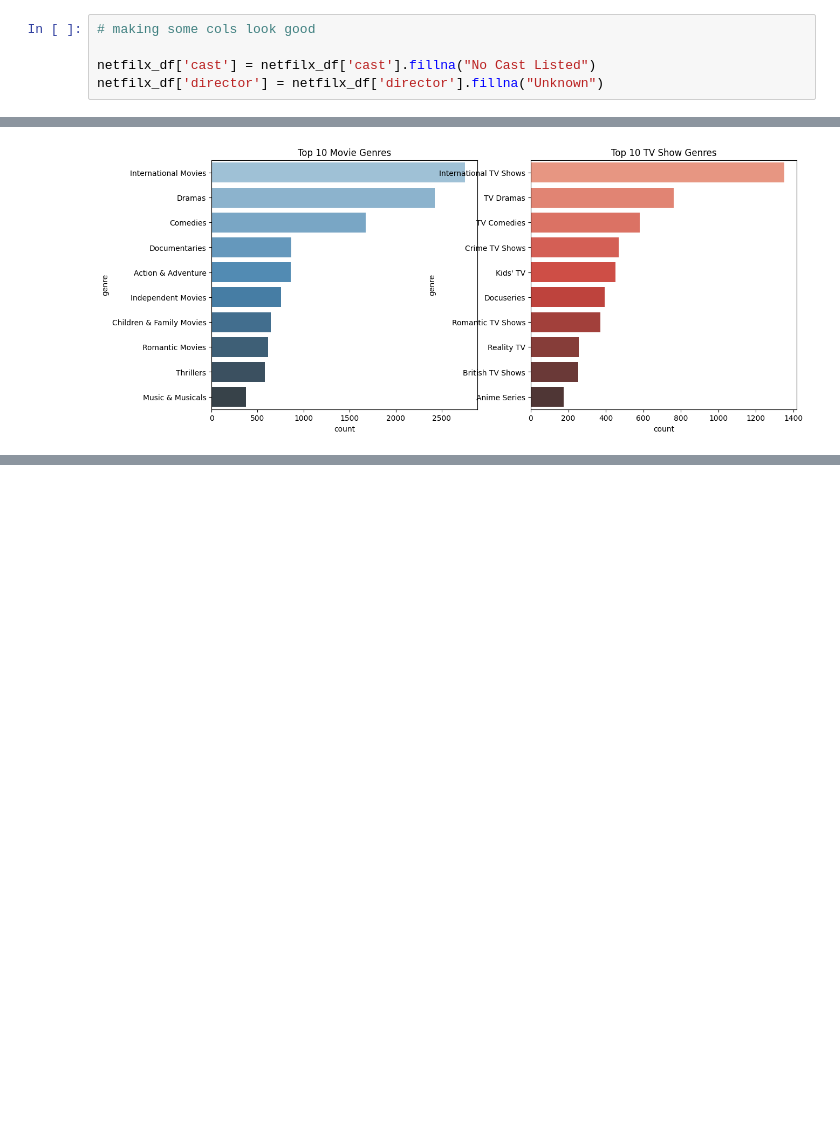
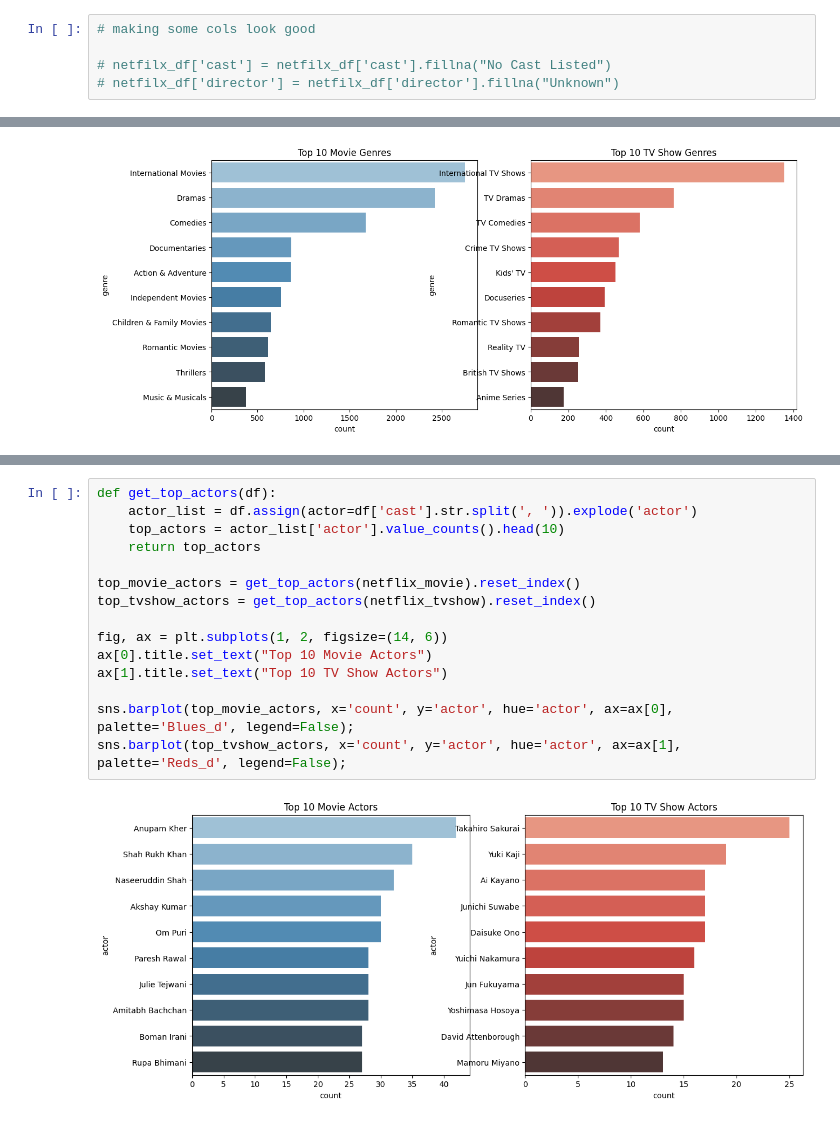
Before and after one commit to abhisheksinha27x/Data-Analysis-Projects, a Jupyter notebook: netflix/main.ipynb, the cells around one changed output, grey strips where cells are left out. Saved outputs shown, nothing was run; the diff lists cells and outputs as text; blank space fills up the shorter version.

Commit message:
two basic plots, next coming is real

```diff
--- a/netflix/main.ipynb
+++ b/netflix/main.ipynb
@@ -91,8 +91,8 @@ Objectives:
 # %%
 # making some cols look good
 
-netfilx_df['cast'] = netfilx_df['cast'].fillna("No Cast Listed")
-netfilx_df['director'] = netfilx_df['director'].fillna("Unknown")
+# netfilx_df['cast'] = netfilx_df['cast'].fillna("No Cast Listed")
+# netfilx_df['director'] = netfilx_df['director'].fillna("Unknown")
 # %%
 netfilx_df.info()   # clearly no missimg values in the director and cast columns
 # %% [output]
@@ -224,0 +231,17 @@ sns.barplot(top_tvshow_genres, x='count', y='genre', hue='genre', ax=ax[1], pale
+# %%
+def get_top_actors(df):
+    actor_list = df.assign(actor=df['cast'].str.split(', ')).explode('actor')
+    top_actors = actor_list['actor'].value_counts().head(10)
+    return top_actors
+
+top_movie_actors = get_top_actors(netflix_movie).reset_index()
+top_tvshow_actors = get_top_actors(netflix_tvshow).reset_index()
+
+fig, ax = plt.subplots(1, 2, figsize=(14, 6))
+ax[0].title.set_text("Top 10 Movie Actors")
+ax[1].title.set_text("Top 10 TV Show Actors")
+
+sns.barplot(top_movie_actors, x='count', y='actor', hue='actor', ax=ax[0], palette='Blues_d', legend=False);
+sns.barplot(top_tvshow_actors, x='count', y='actor', hue='actor', ax=ax[1], palette='Reds_d', legend=False);
+# %% [output]
+[figure, added]
```
Also changed, not shown: parts of 7 cells of this notebook.
